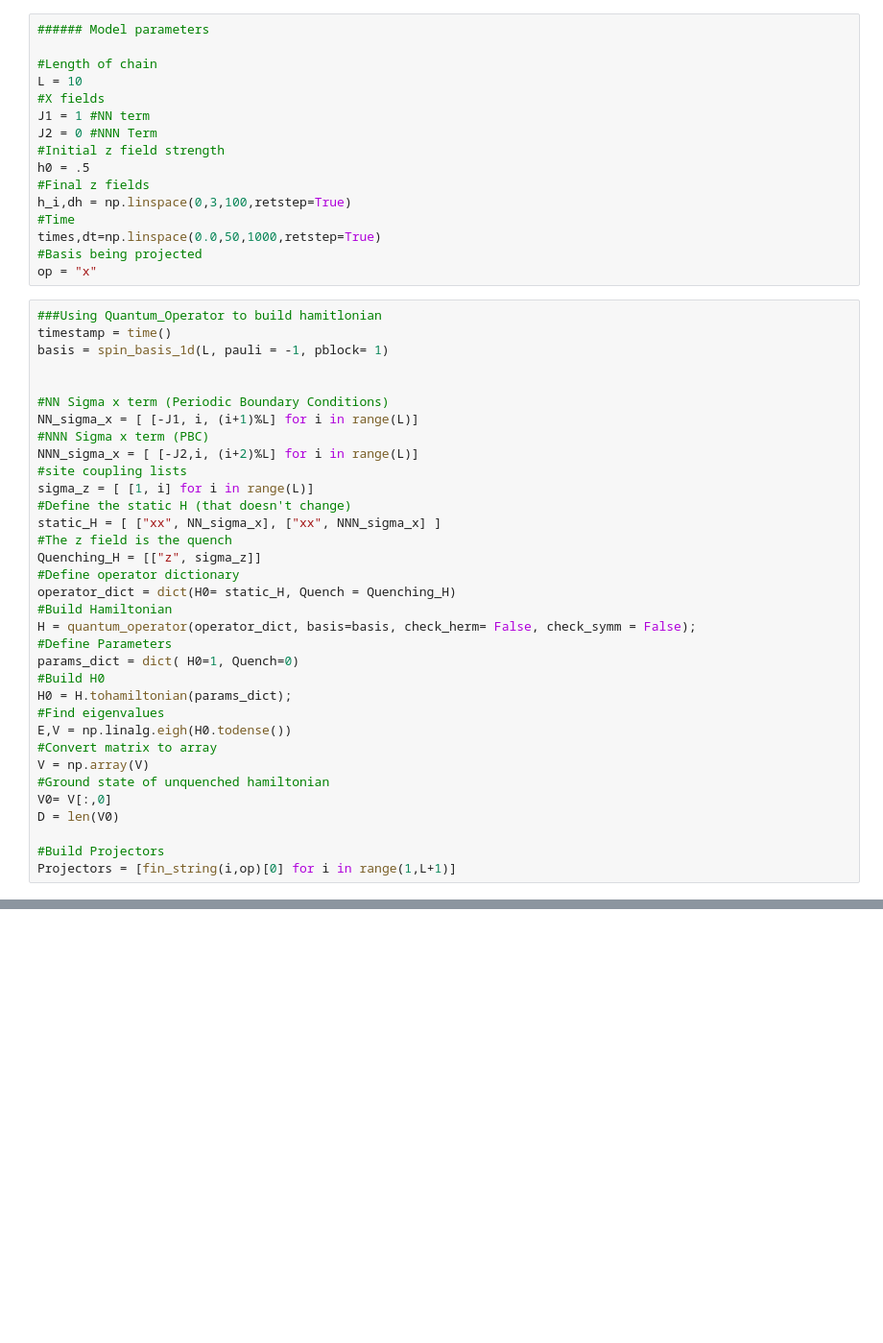
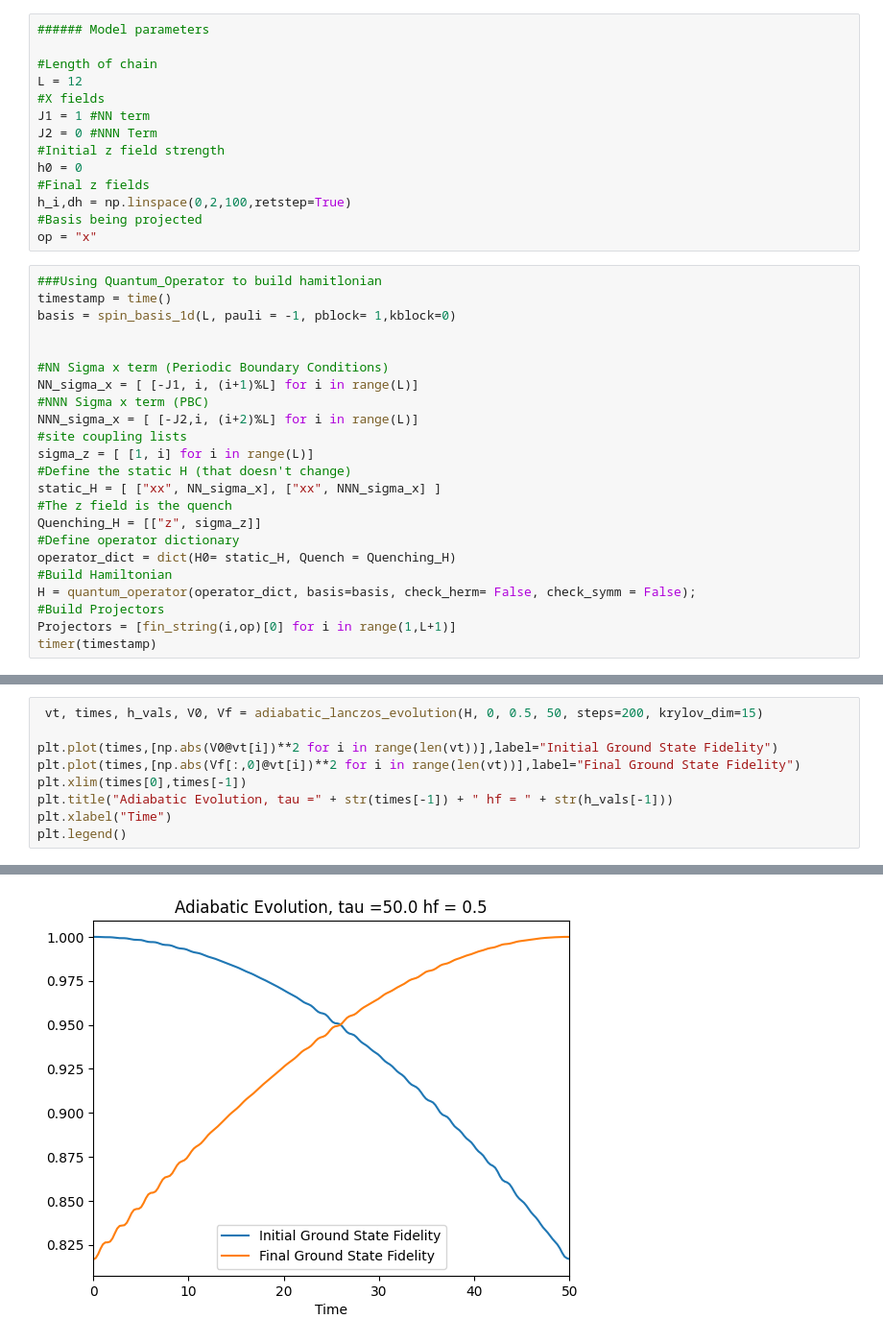
Before and after one commit to KristianMunnikhuis/subsystem_loschmidt_echo, a Jupyter notebook: scripts/mutual_info/exact_diag/adiabatic_ED.ipynb, the cells around one changed output, grey strips where cells are left out. Shown at 96% size. Drawn from its saved outputs; the diff is of its cells as text; blank space fills up the shorter version.

```diff
--- a/scripts/mutual_info/exact_diag/adiabatic_ED.ipynb
+++ b/scripts/mutual_info/exact_diag/adiabatic_ED.ipynb
@@ -75,22 +123,20 @@ def fin_string(ns,s): #ns = length of string s = operator
 ###### Model parameters
 
 #Length of chain
-L = 10
+L = 12
 #X fields
 J1 = 1 #NN term
 J2 = 0 #NNN Term
 #Initial z field strength
-h0 = .5
+h0 = 0
 #Final z fields
-h_i,dh = np.linspace(0,3,100,retstep=True)
-#Time
-times,dt=np.linspace(0.0,50,1000,retstep=True)
+h_i,dh = np.linspace(0,2,100,retstep=True)
 #Basis being projected
 op = "x"
 # %%
 ###Using Quantum_Operator to build hamitlonian
 timestamp = time()
-basis = spin_basis_1d(L, pauli = -1, pblock= 1)
+basis = spin_basis_1d(L, pauli = -1, pblock= 1,kblock=0)
 
 
 #NN Sigma x term (Periodic Boundary Conditions)
@@ -107,17 +153,6 @@ Quenching_H = [["z", sigma_z]]
 operator_dict = dict(H0= static_H, Quench = Quenching_H)
 #Build Hamiltonian
 H = quantum_operator(operator_dict, basis=basis, check_herm= False, check_symm = False);
-#Define Parameters
-params_dict = dict( H0=1, Quench=0)
-#Build H0
-H0 = H.tohamiltonian(params_dict);
-#Find eigenvalues
-E,V = np.linalg.eigh(H0.todense())
-#Convert matrix to array
-V = np.array(V)
-#Ground state of unquenched hamiltonian
-V0= V[:,0]
-D = len(V0)
-
 #Build Projectors
 Projectors = [fin_string(i,op)[0] for i in range(1,L+1)]
+timer(timestamp)
@@ -136,0 +161,10 @@ FF =[H.tohamiltonian(dict(H0=1,Quench=hi)).eigh()[1][:,0] for hi in h]
+# %%
+ vt, times, h_vals, V0, Vf = adiabatic_lanczos_evolution(H, 0, 0.5, 50, steps=200, krylov_dim=15)
+
+plt.plot(times,[np.abs(V0@vt[i])**2 for i in range(len(vt))],label="Initial Ground State Fidelity")
+plt.plot(times,[np.abs(Vf[:,0]@vt[i])**2 for i in range(len(vt))],label="Final Ground State Fidelity")
+plt.xlim(times[0],times[-1])
+plt.title("Adiabatic Evolution, tau =" + str(times[-1]) + " hf = " + str(h_vals[-1]))
+plt.xlabel("Time")
+plt.legend()
+# %% [output]
@@ -136,0 +172 @@ FF =[H.tohamiltonian(dict(H0=1,Quench=hi)).eigh()[1][:,0] for hi in h]
+[figure, added]
```
Also changed, not shown: parts of 32 cells of this notebook, 4 other files.
